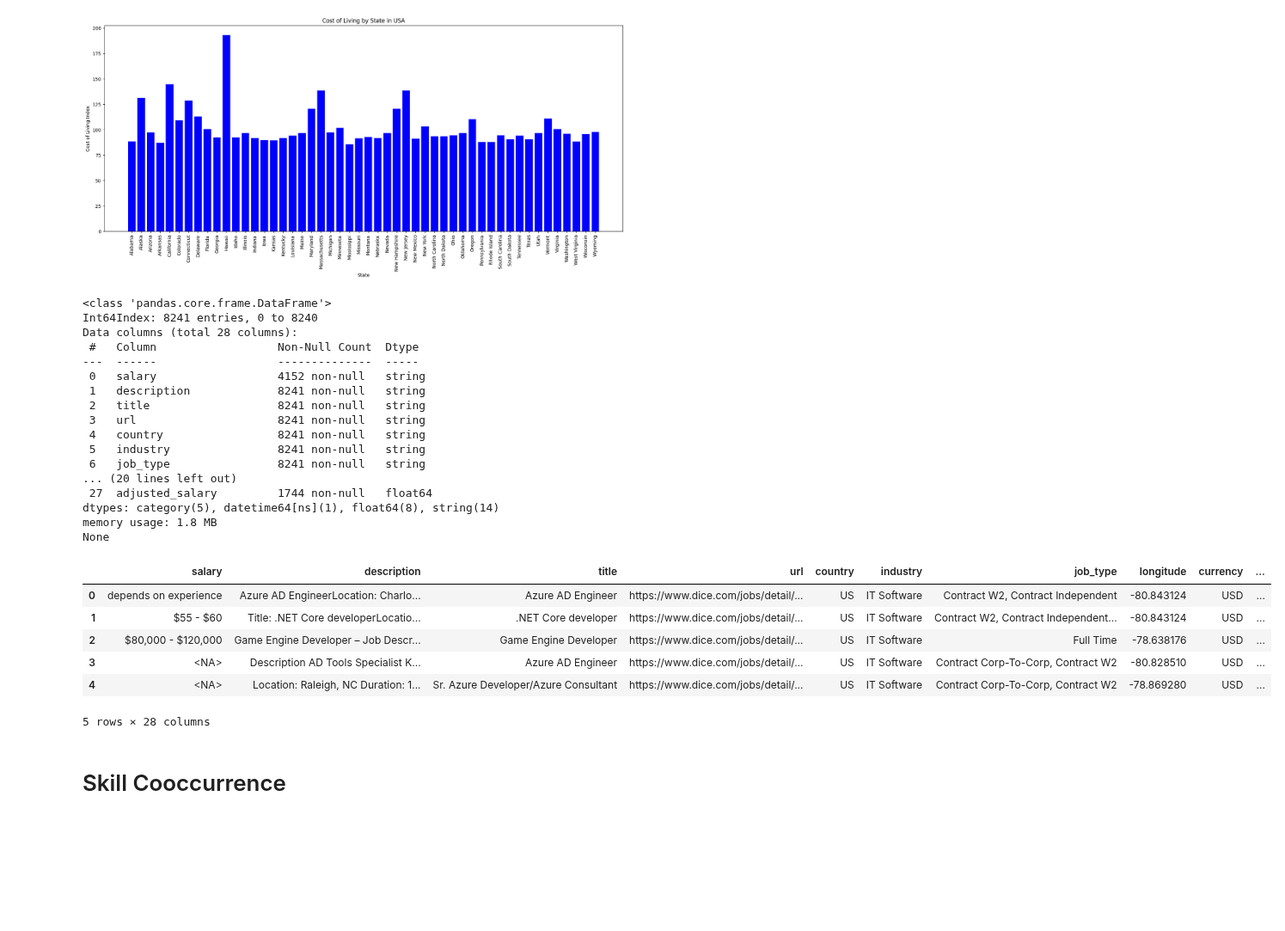
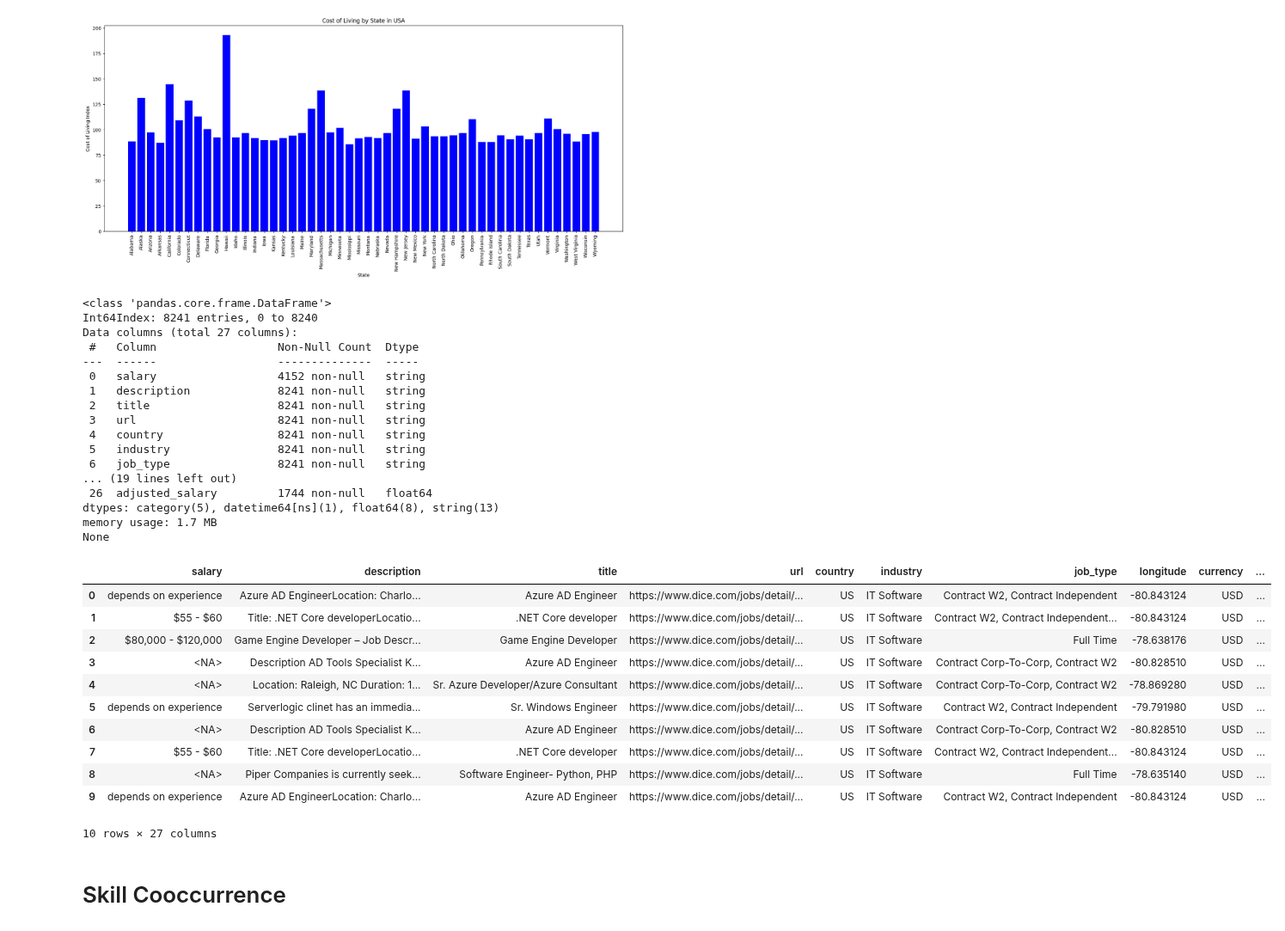
Before and after one commit to harsh-jain101/2023Spr_projects, a Jupyter notebook: Dice.ipynb, the cells around one changed output. Shown at 86% size. Drawn from its saved outputs; the diff is of its cells as text; code cells hidden in the pictures; blank space fills up the shorter version.

```diff
--- a/Dice.ipynb
+++ b/Dice.ipynb
@@ -797,32 +764,37 @@ plt.show()
 # %%
 # calling function from analysis.py
 adjusted_sal_df = calculate_adjusted_salary(df, cost_of_living_df, cost_of_living_state_df)
 print(adjusted_sal_df.info())
-adjusted_sal_df.head()
+adjusted_sal_df.head(10)
 # %% [output]
 <class 'pandas.core.frame.DataFrame'>
 Int64Index: 8241 entries, 0 to 8240
-Data columns (total 28 columns):
+Data columns (total 27 columns):
  #   Column                  Non-Null Count  Dtype
 ---  ------                  --------------  -----
  0   salary                  4152 non-null   string
  1   description             8241 non-null   string
  2   title                   8241 non-null   string
  3   url                     8241 non-null   string
  4   country                 8241 non-null   string
  5   industry                8241 non-null   string
  6   job_type                8241 non-null   string
-... (20 lines left out)
- 27  adjusted_salary         1744 non-null   float64
-dtypes: category(5), datetime64[ns](1), float64(8), string(14)
-memory usage: 1.8 MB
+... (19 lines left out)
+ 26  adjusted_salary         1744 non-null   float64
+dtypes: category(5), datetime64[ns](1), float64(8), string(13)
+memory usage: 1.7 MB
 None
 |  | salary | description | title | url | country | industry | job_type | longitude | currency | ... |
 | 0 | depends on experience | Azure AD EngineerLocation: Charlo... | Azure AD Engineer | https://www.dice.com/jobs/detail/... | US | IT Software | Contract W2, Contract Independent | -80.843124 | USD | ... |
 | 1 | $55 - $60 | Title: .NET Core developerLocatio... | .NET Core developer | https://www.dice.com/jobs/detail/... | US | IT Software | Contract W2, Contract Independent... | -80.843124 | USD | ... |
 | 2 | $80,000 - $120,000 | Game Engine Developer – Job Descr... | Game Engine Developer | https://www.dice.com/jobs/detail/... | US | IT Software | Full Time | -78.638176 | USD | ... |
 | 3 | <NA> | Description AD Tools Specialist K... | Azure AD Engineer | https://www.dice.com/jobs/detail/... | US | IT Software | Contract Corp-To-Corp, Contract W2 | -80.828510 | USD | ... |
 | 4 | <NA> | Location: Raleigh, NC Duration: 1... | Sr. Azure Developer/Azure Consultant | https://www.dice.com/jobs/detail/... | US | IT Software | Contract Corp-To-Corp, Contract W2 | -78.869280 | USD | ... |
+| 5 | depends on experience | Serverlogic clinet has an immedia... | Sr. Windows Engineer | https://www.dice.com/jobs/detail/... | US | IT Software | Contract W2, Contract Independent | -79.791980 | USD | ... |
+| 6 | <NA> | Description AD Tools Specialist K... | Azure AD Engineer | https://www.dice.com/jobs/detail/... | US | IT Software | Contract Corp-To-Corp, Contract W2 | -80.828510 | USD | ... |
+| 7 | $55 - $60 | Title: .NET Core developerLocatio... | .NET Core developer | https://www.dice.com/jobs/detail/... | US | IT Software | Contract W2, Contract Independent... | -80.843124 | USD | ... |
+| 8 | <NA> | Piper Companies is currently seek... | Software Engineer- Python, PHP | https://www.dice.com/jobs/detail/... | US | IT Software | Full Time | -78.635140 | USD | ... |
+| 9 | depends on experience | Azure AD EngineerLocation: Charlo... | Azure AD Engineer | https://www.dice.com/jobs/detail/... | US | IT Software | Contract W2, Contract Independent | -80.843124 | USD | ... |
-5 rows × 28 columns
+10 rows × 27 columns
 # %% [markdown]
 # Skill Cooccurrence
```
Also changed, not shown: parts of 19 cells of this notebook, 1 other file.
